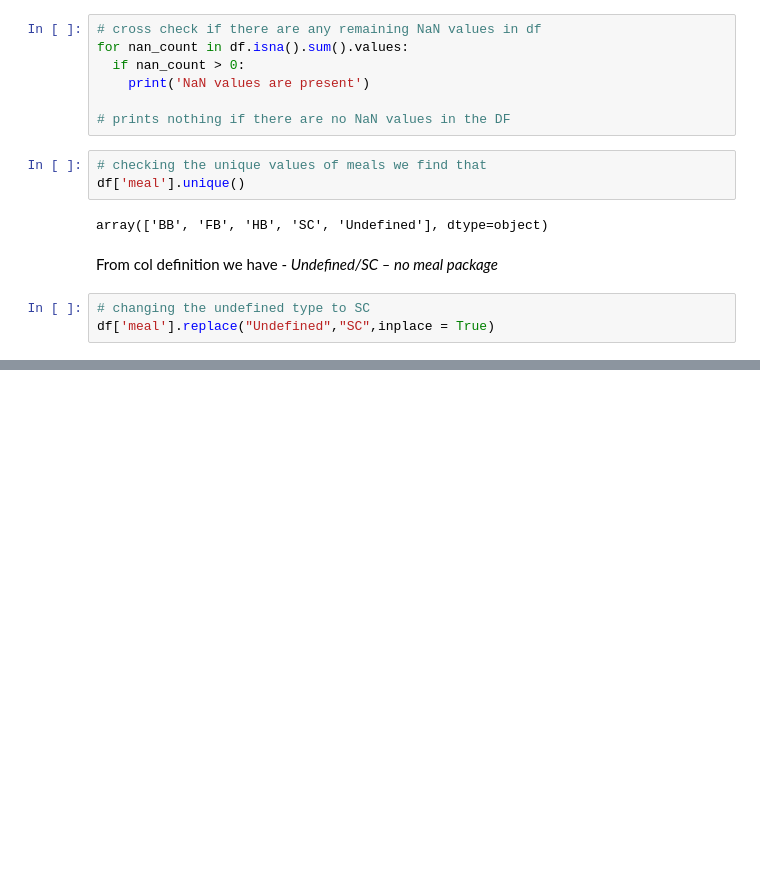
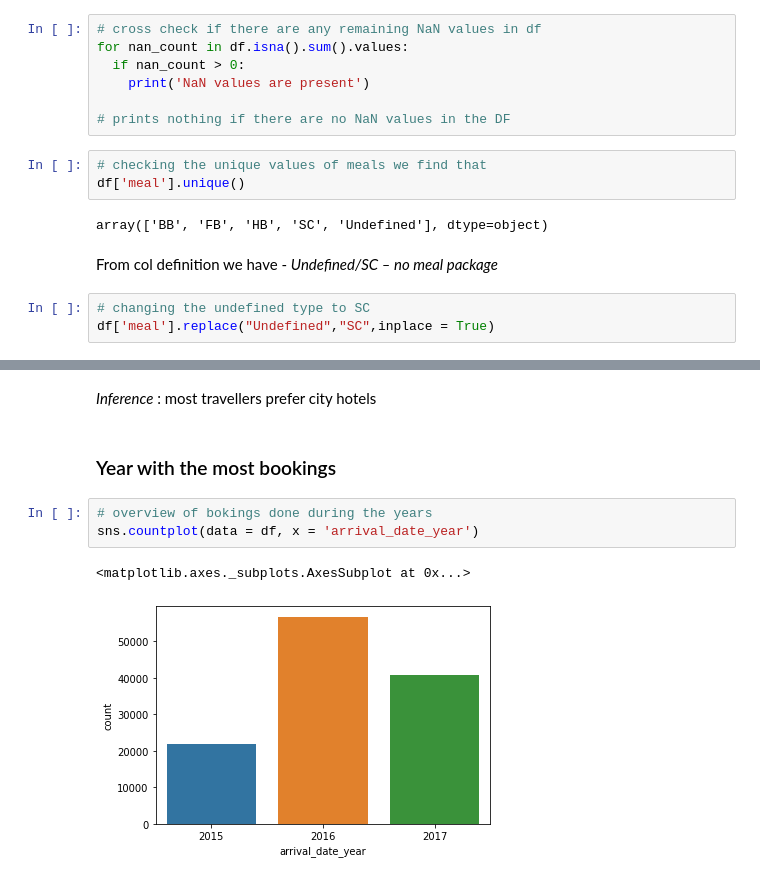
Before and after one commit to Sukruthr/Hotel-Booking-Data-EDA, a Jupyter notebook: EDA_HBD.ipynb, the cells around one changed output, grey strips where cells are left out. Saved outputs shown, nothing was run; the diff lists cells and outputs as text; blank space fills up the shorter version.

```diff
--- a/EDA_HBD.ipynb
+++ b/EDA_HBD.ipynb
@@ -228,0 +249,10 @@ df['meal'].replace("Undefined","SC",inplace = True)
+# %% [markdown]
+*Inference* : most travellers prefer city hotels
+# %% [markdown]
+### Year with the most bookings
+# %%
+# overview of bokings done during the years
+sns.countplot(data = df, x = 'arrival_date_year')
+# %% [output]
+<matplotlib.axes._subplots.AxesSubplot at 0x...>
+[figure, added]
```
Also changed, not shown: parts of 58 cells of this notebook.
